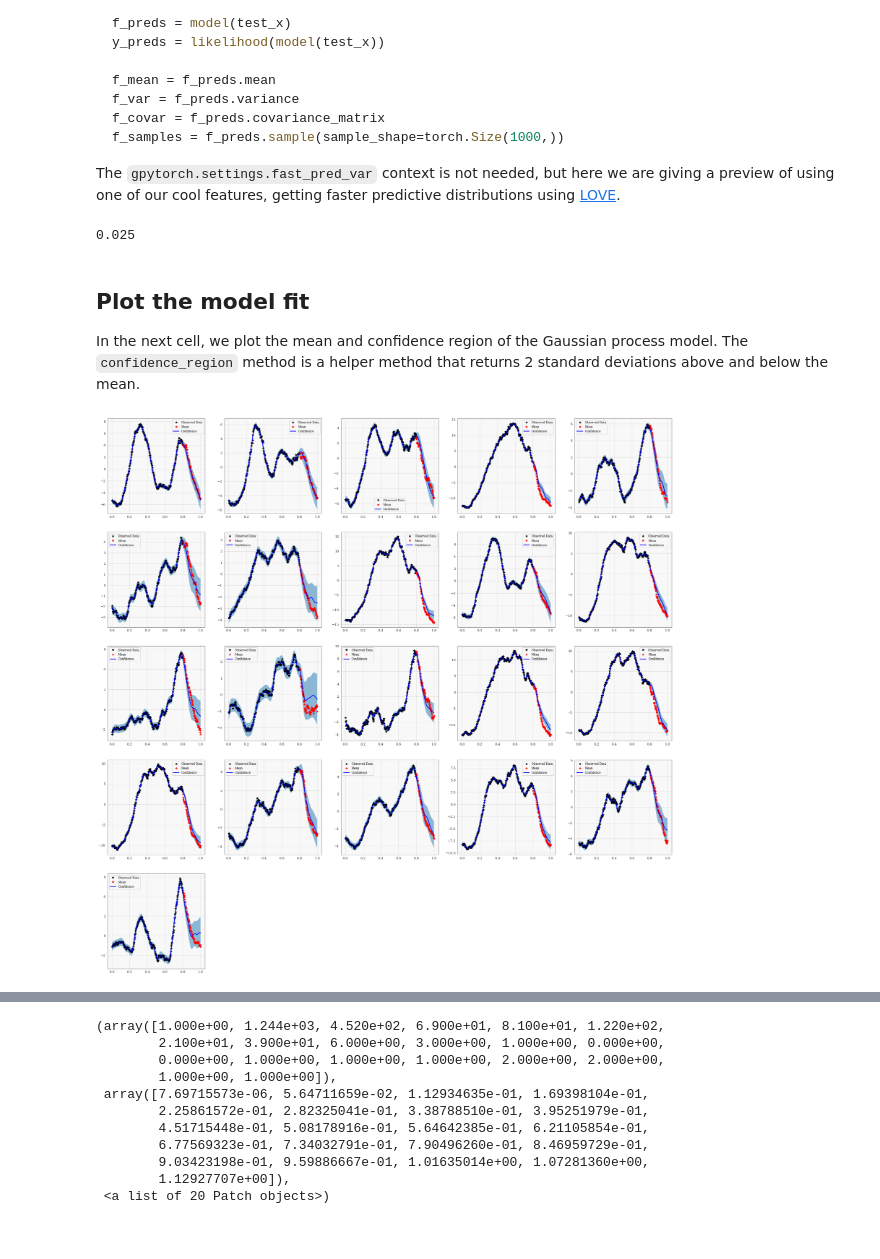
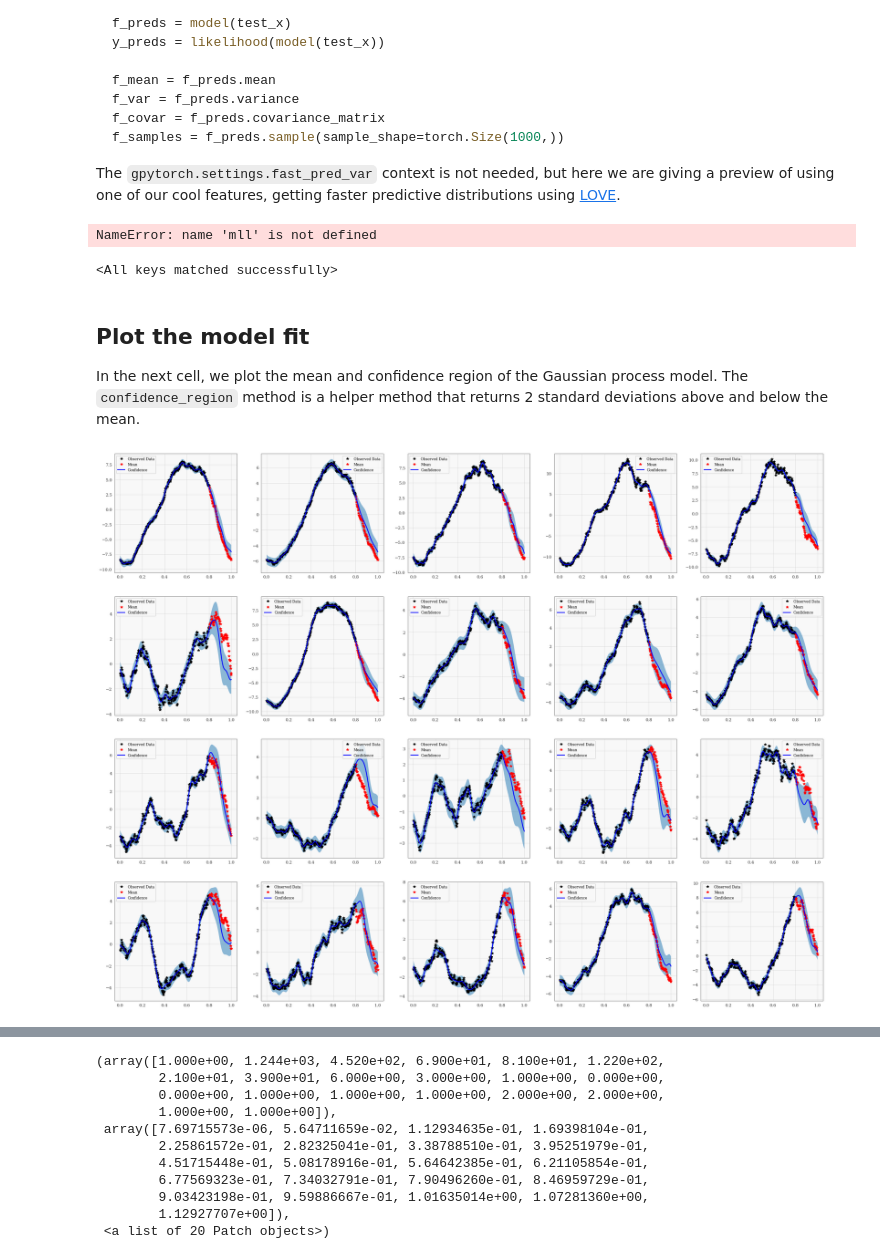
Before and after one commit to cornellius-gp/gpytorch, a Jupyter notebook: examples/01_Simple_GP_Regression/NS_Spectral_AF_Kernel_NS_Function-PRCP.ipynb, the cells around one changed output, grey strips where cells are left out. Saved outputs shown, nothing was run; the diff lists cells and outputs as text; code cells hidden in the pictures.

```diff
--- a/examples/01_Simple_GP_Regression/NS_Spectral_AF_Kernel_NS_Function-PRCP.ipynb
+++ b/examples/01_Simple_GP_Regression/NS_Spectral_AF_Kernel_NS_Function-PRCP.ipynb
@@ -43,7 +44,7 @@ from scipy.io import loadmat
 # test_x = torch.tensor(data['X'][132:]).cuda()
 # test_y = torch.tensor(data['y'][132:]).cuda().squeeze()
 
-train_x, train_y, test_x, test_y = torch.load('prcp_data.pt')
+train_x, train_y, test_x, test_y = torch.load('prcp_data_ne.pt')
 
 train_x = train_x / 365.
 test_x = test_x / 365.
@@ -183,12 +174,17 @@ The `gpytorch.settings.fast_pred_var` context is not needed, but here we are giv
 # %%
 model.train()
 
-with gpytorch.settings.max_cholesky_size(5000), gpytorch.settings.fast_computations(False):
+with gpytorch.settings.max_cholesky_size(0), gpytorch.settings.fast_computations(False):
     output = model(train_x)
     loss = -mll(output, train_y)
     print(f'{loss.mean():.3f}')
 # %% [output]
-0.025
+NameError: name 'mll' is not defined
+# %%
+state_dict = torch.load('prcp_state_dict_250iter.pt')
+model.load_state_dict(state_dict)
+# %% [output]
+<All keys matched successfully>
 # %%
 # Get into evaluation (predictive posterior) mode
 model.eval()
@@ -196,9 +192,10 @@ likelihood.eval()
 
 # Test points are regularly spaced along [0,1]
 # Make predictions by feeding model through likelihood
-with torch.no_grad(), gpytorch.settings.max_cholesky_size(5000), gpytorch.settings.num_spectral_samples(5000):
+with torch.no_grad(), gpytorch.settings.max_cholesky_size(0), gpytorch.settings.fast_pred_var():
     test_x_f = torch.cat([train_x, test_x], dim=-2)
     observed_pred = model.likelihood(model(test_x_f))
+    lower, upper = observed_pred.confidence_region()
 # %% [markdown]
 ## Plot the model fit
 
@@ -207,31 +204,30 @@ In the next cell, we plot the mean and confidence region of the Gaussian process
 # %%
 _task = 3
 
 plt.figure(figsize=(30, 30))
 
-for _task in range(21):
-    ax = plt.subplot(5, 5, _task + 1)
+for ii, _task in enumerate(range(16, 36)):
+    ax = plt.subplot(5, 5, ii + 1)
 
     with torch.no_grad():
         # Initialize plot
 #         f, ax = plt.subplots(1, 1, figsize=(16, 12))
 
         # Get upper and lower confidence bounds
-        lower, upper = observed_pred.confidence_region()
-        lower = lower[_task] #  + weight * test_x_f.squeeze()
-        upper = upper[_task] # + weight * test_x_f.squeeze()
+        lower_t = lower[_task] #  + weight * test_x_f.squeeze()
+        upper_t = upper[_task] # + weight * test_x_f.squeeze()
 
         # Plot training data as black stars
         ax.plot(train_x[_task].detach().cpu().numpy(), train_y[_task].detach().cpu().numpy(), 'k*')
         ax.plot(test_x[_task].detach().cpu().numpy(), test_y[_task].detach().cpu().numpy(), 'r*')
         # Plot predictive means as blue line
         ax.plot(test_x_f[_task].detach().cpu().numpy(), (observed_pred.mean[_task]).detach().cpu().numpy(), 'b')
         # Shade between the lower and upper confidence bounds
-        ax.fill_between(test_x_f[_task].detach().cpu().squeeze().numpy(), lower.detach().cpu().numpy(), upper.detach().cpu().numpy(), alpha=0.5)
+        ax.fill_between(test_x_f[_task].detach().cpu().squeeze().numpy(), lower_t.detach().cpu().numpy(), upper_t.detach().cpu().numpy(), alpha=0.5)
     #     ax.set_ylim([-3, 3])
         ax.legend(['Observed Data', 'Mean', 'Confidence'])
 # %% [output]
-[figure, old version]
+[figure, new version]
 # %%
 with torch.no_grad():
     xr = torch.linspace(0, 2, 100).cuda()
```
Also changed, not shown: parts of 5 cells of this notebook, 6 other files.
